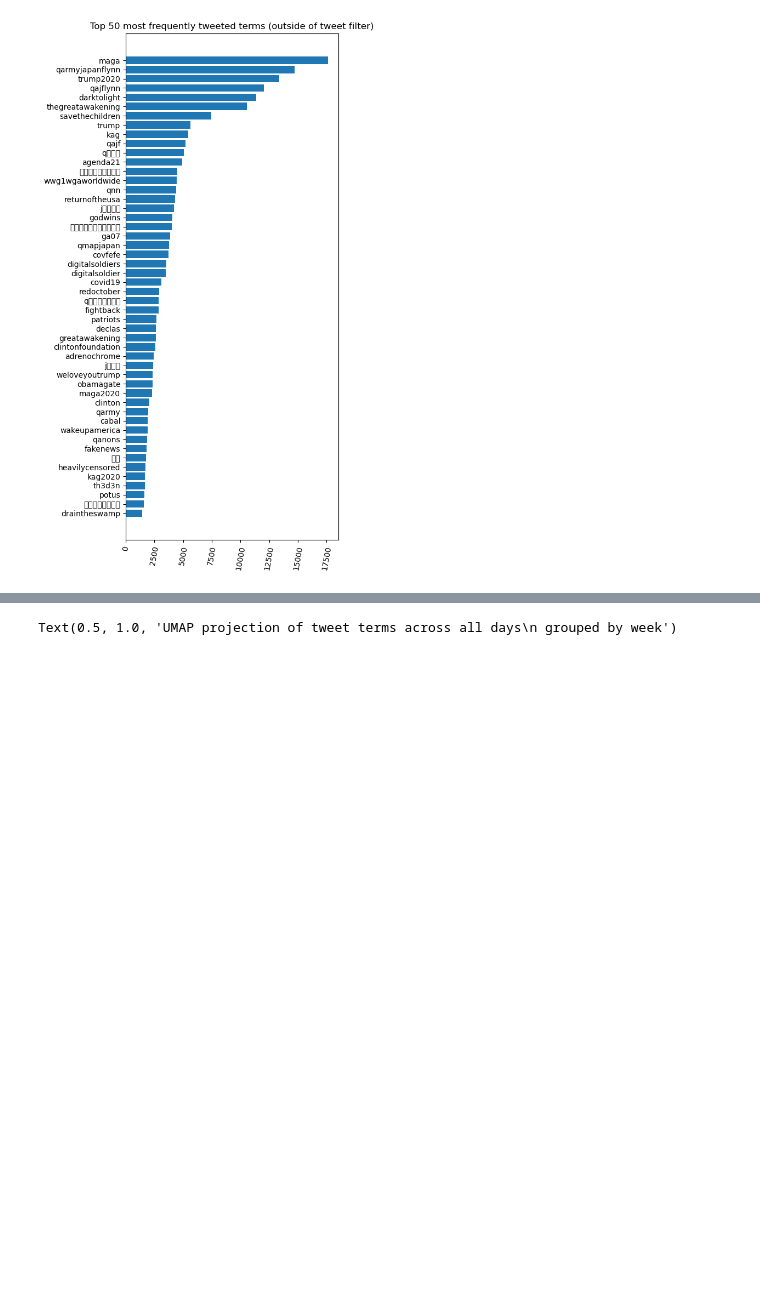
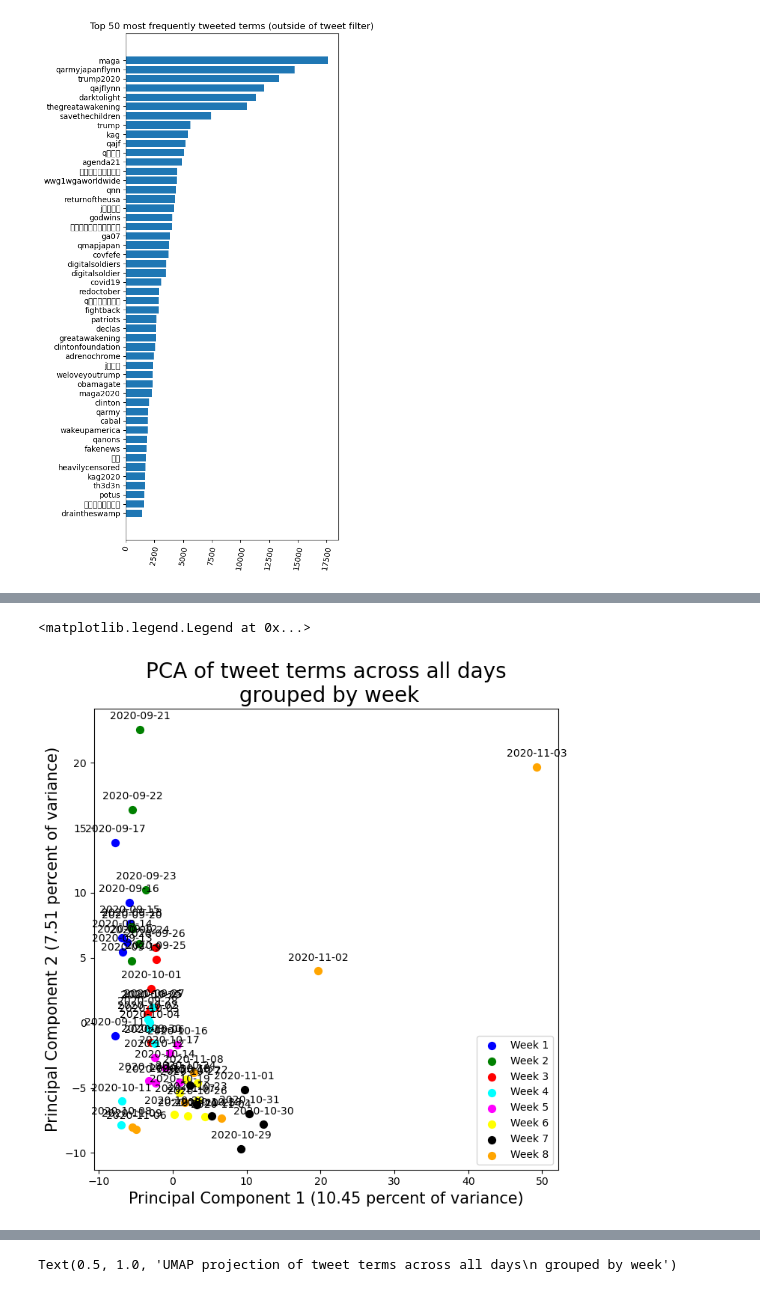
Before and after one commit to Cam-Baker/Qanon-Analytics, a Jupyter notebook: Notebooks/Hashtag_Associations.ipynb, the cells around one changed output, grey strips where cells are left out. Drawn from its saved outputs; the diff is of its cells as text; code cells hidden in the pictures; blank space fills up the shorter version.

Commit message:
Labelling the PCA and orienting variable features

```diff
--- a/Notebooks/Hashtag_Associations.ipynb
+++ b/Notebooks/Hashtag_Associations.ipynb
@@ -231,3 +231,26 @@ ax.legend(targets)
+# %%
+fig = plt.figure(figsize = (8,8))
+ax = fig.add_subplot(1,1,1)
+ax.set_xlabel('Principal Component 1 (%s percent of variance)'%(round(pca.explained_variance_ratio_[0]*100,2)), fontsize = 15)
+ax.set_ylabel('Principal Component 2 (%s percent of variance)'%(round(pca.explained_variance_ratio_[1]*100,2)), fontsize = 15)
+ax.set_title('PCA of tweet terms across all days\n grouped by week', fontsize = 20)
+targets = ['Week 1','Week 2','Week 3','Week 4','Week 5','Week 6','Week 7','Week 8']
+colors = ['blue', 'green', 'red','cyan','magenta','yellow','black','orange']
+for target, color in zip(targets,colors):
+    indicesToKeep = pca_df['tweet_week'] == target
+    ax.scatter(pca_df.loc[indicesToKeep, 'principal component 1'], pca_df.loc[indicesToKeep, 'principal component 2'], c = color, s = 50)
+    index_list = pca_df.index[indicesToKeep]
+    for day in list(index_list):
+        plt.annotate(str(day).split(" ")[0],
+                 (pca_df.loc[day,'principal component 1'],pca_df.loc[day,'principal component 2']), # this is the point to label
+                 textcoords="offset points",
+                 xytext=(0,10),
+                 ha='center')
+
+ax.legend(targets)
+# %% [output]
+<matplotlib.legend.Legend at 0x...>
+[figure, added]
 # %%
 # Plotting the major features of variation (top/bottom 20 features) within PC1 and PC2
 
```
Also changed, not shown: parts of 2 cells of this notebook.
